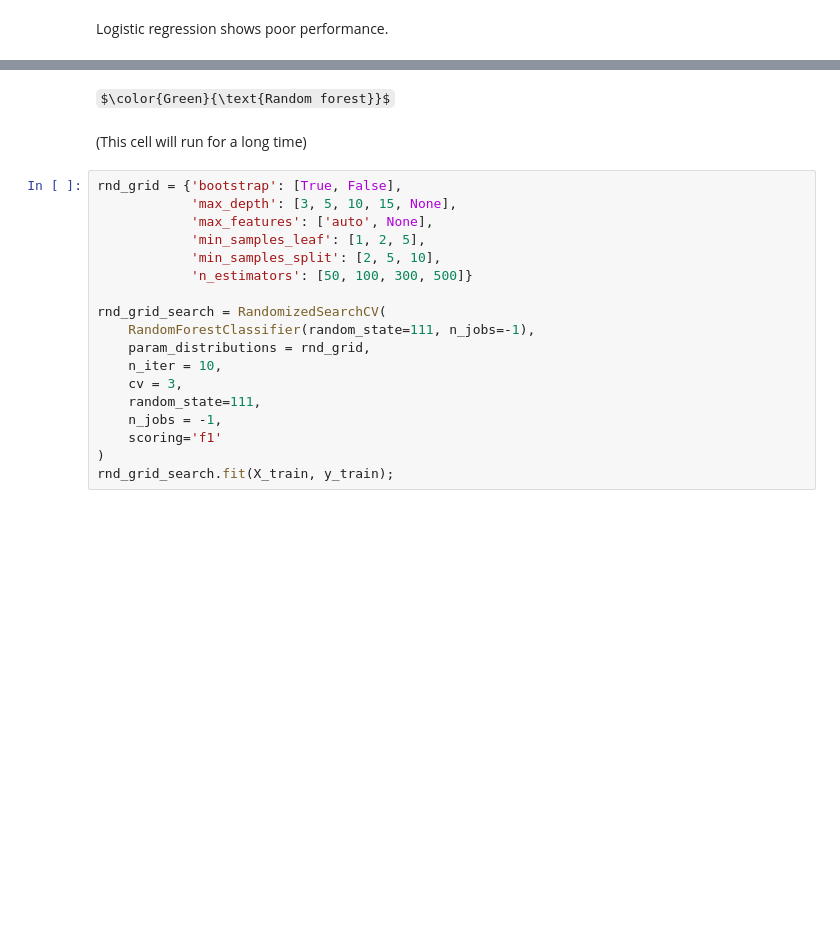
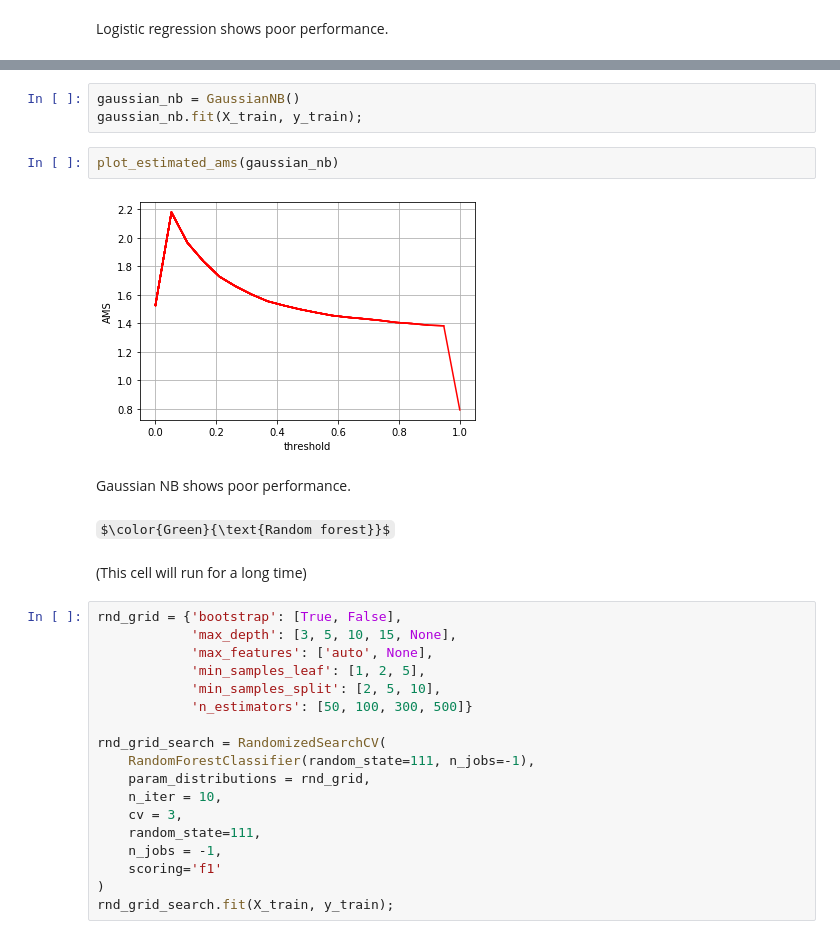
Before and after one commit to lkk7/higgs-project, a Jupyter notebook: main.ipynb, the cells around one changed output, grey strips where cells are left out. Saved outputs shown, nothing was run; the diff lists cells and outputs as text; some formulas as TeX source; blank space fills up the shorter version.

```diff
--- a/main.ipynb
+++ b/main.ipynb
@@ -119,3 +107,12 @@ $\color{Green}{\text{Naive Bayes}}$
+# %%
+gaussian_nb = GaussianNB()
+gaussian_nb.fit(X_train, y_train);
+# %%
+plot_estimated_ams(gaussian_nb)
+# %% [output]
+[figure, added]
+# %% [markdown]
+Gaussian NB shows poor performance.
 # %% [markdown]
 $\color{Green}{\text{Random forest}}$
 # %% [markdown]
```
Also changed, not shown: parts of 13 cells of this notebook, 3 other files.
